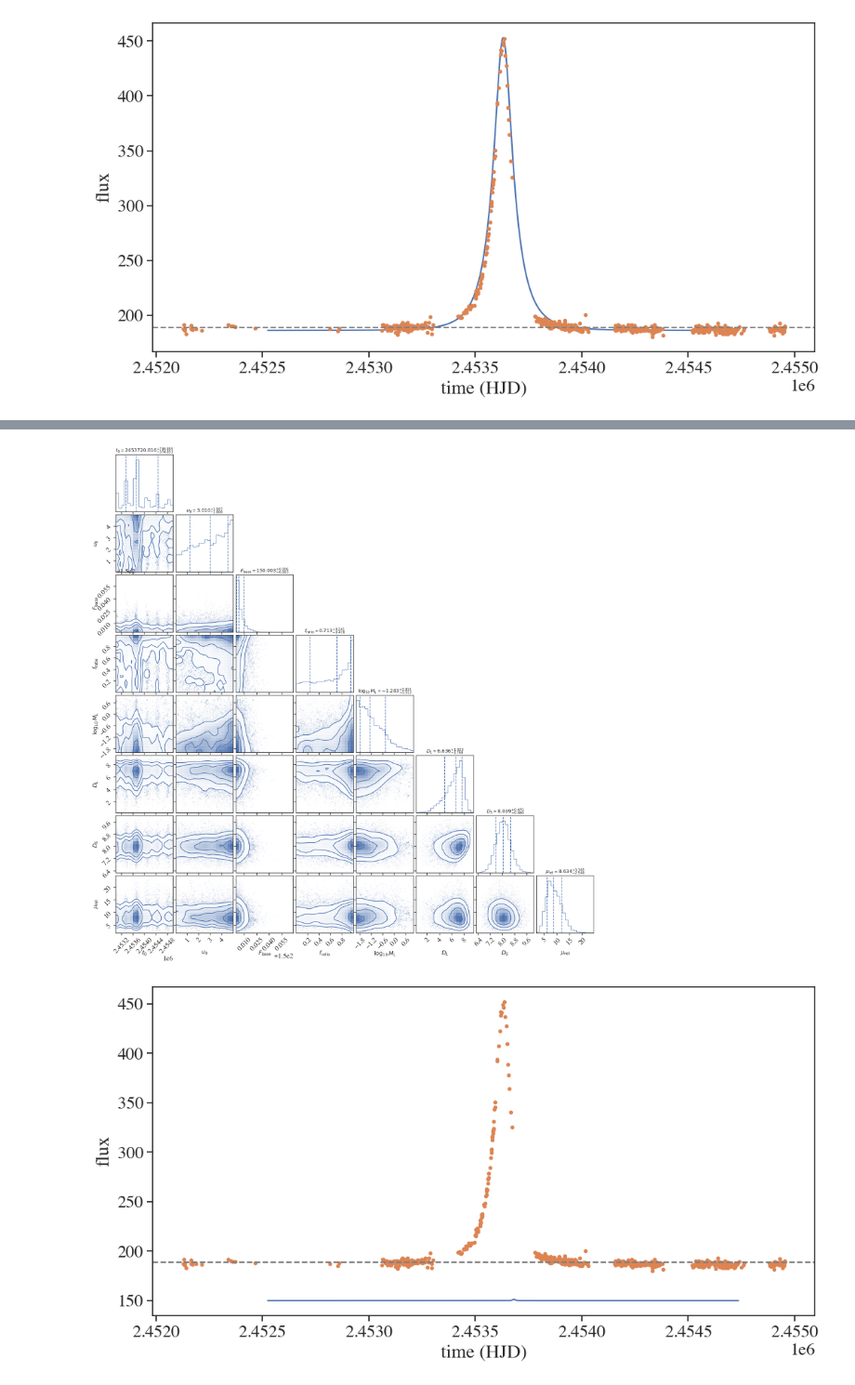
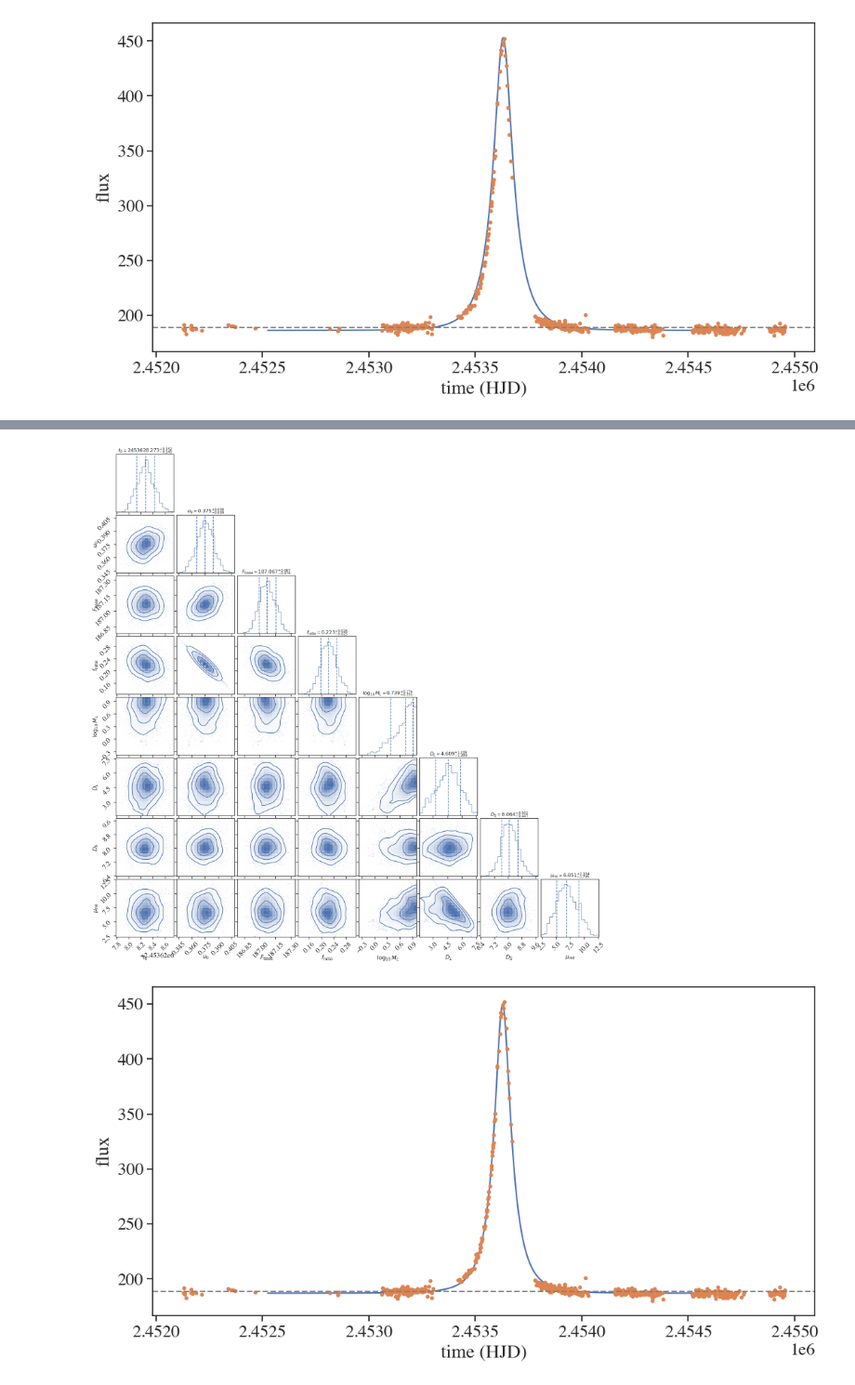
Before and after one commit to NunotaKansuke/darklens, a Jupyter notebook: examples/physical_sampler_emcee.ipynb, the cells around one changed output, grey strips where cells are left out. Shown at 93% size. Drawn from its saved outputs; the diff is of its cells as text; code cells hidden in the pictures.

Commit message:
add physical sampling test

```diff
--- a/examples/physical_sampler_emcee.ipynb
+++ b/examples/physical_sampler_emcee.ipynb
@@ -249,6 +269,6 @@ sampler.run_mcmc(p0_all, nsteps, progress=True)
 # %%
-samples = sampler.get_chain(flat=True,discard=3000,thin=100)
-poss = sampler.get_log_prob(flat=True,discard=3000,thin=100)
+samples = sampler.get_chain(flat=True,discard=1000,thin=50)
+poss = sampler.get_log_prob(flat=True,discard=1000,thin=50)
 # %%
 labels = [
     r"$t_0$", r"$u_0$", r"$F_{\rm base}$", r"$f_{\rm ratio}$",
@@ -270,20 +290,20 @@ fig = corner.corner(
 
 plt.show()
 # %% [output]
-[figure, old version]
+[figure, new version]
 # %%
 t_plot = np.linspace(t0-10*tE,t0+10*tE,1000)
-t0_test,u0_test,f_base_test,f_ratio_test,log10ML_test,DL_test,DS_test,murel_test = samples[100]
+t0_test,u0_test,f_base_test,f_ratio_test,log10ML_test,DL_test,DS_test,murel_test = samples[np.argmax(poss)]
 ML_test = 10**log10ML_test
 f_plot = calc_f_phys(t0_test,u0_test,f_base_test,f_ratio_test,ML_test,DL_test,DS_test,murel_test,t_plot)
 
 plt.plot(t_plot,f_plot)
 
 plt.xlabel("time (HJD)")
 plt.ylabel("flux")
 plt.plot(data.time, data.flux, '.')
 plt.axhline(y=np.median(data.flux), c='gray', ls='dashed')
 
 plt.show()
 # %% [output]
-[figure, old version]
+[figure, new version]
```
Also changed, not shown: parts of 2 cells of this notebook.
